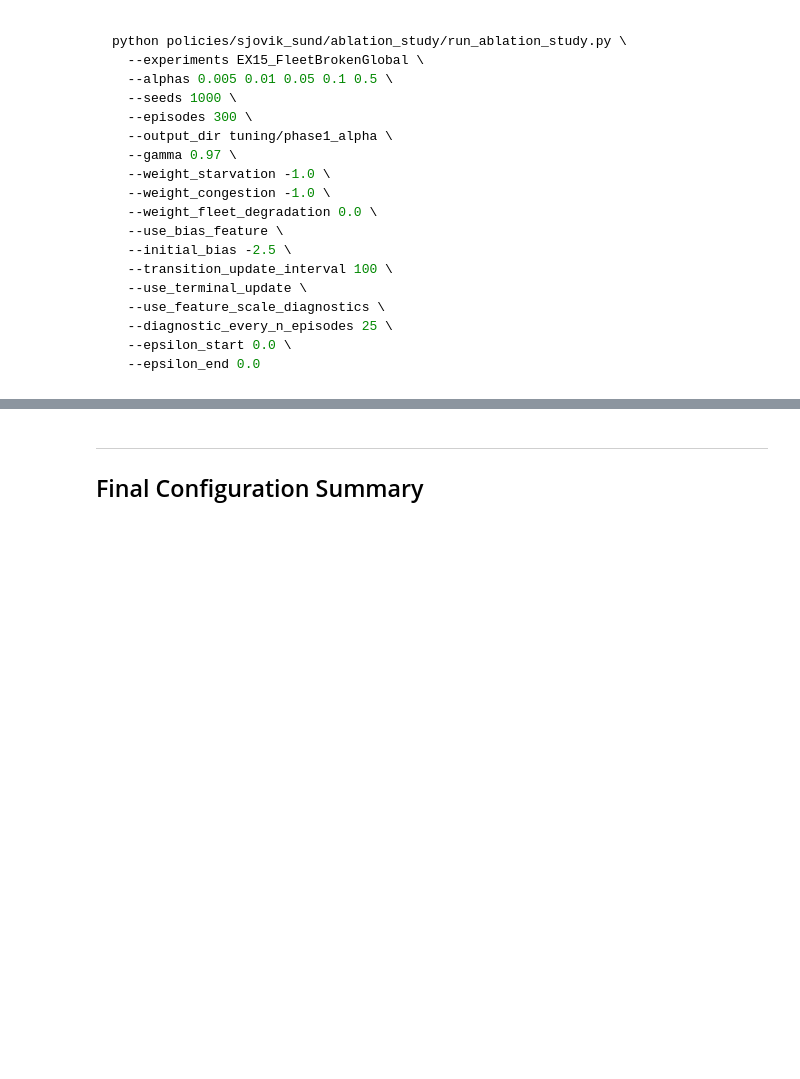
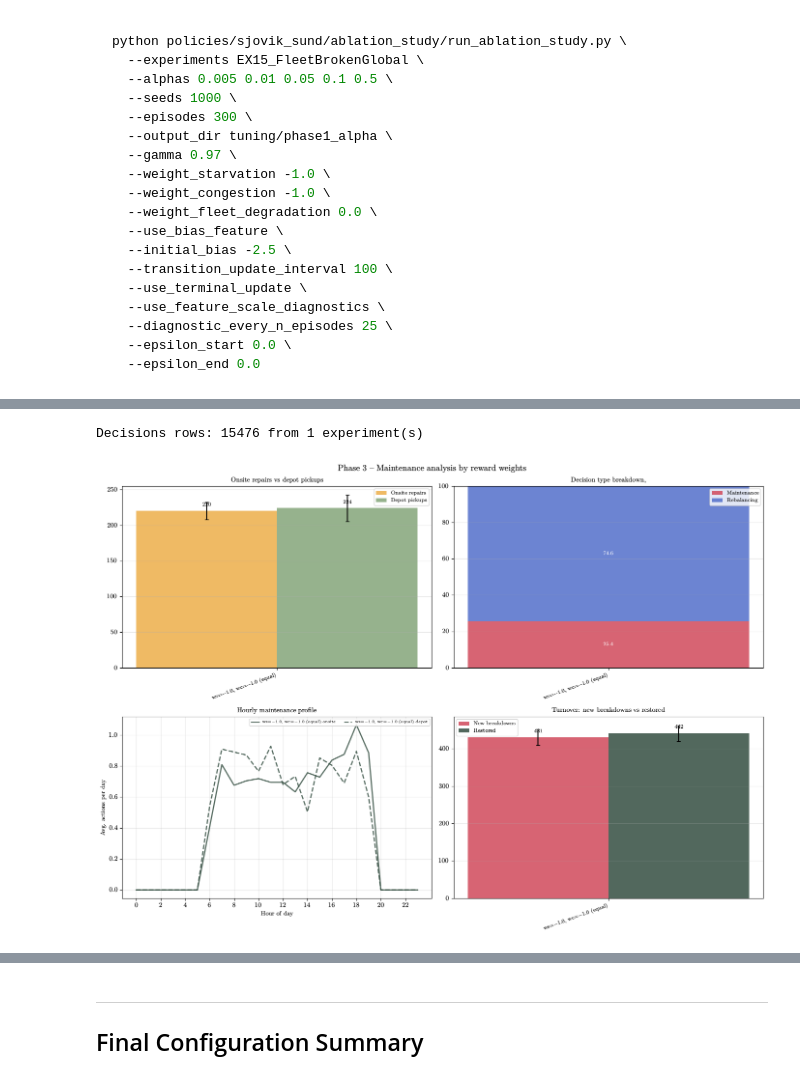
Before and after one commit to EECS-NTNU/FOMOsim, a Jupyter notebook: policies/sjovik_sund/ablation_study/hyperparameter_tuning.ipynb, the cells around one changed output, grey strips where cells are left out. Cells and saved outputs as stored; diff of their text form; code cells hidden in the pictures; blank space fills up the shorter version.

```diff
--- a/policies/sjovik_sund/ablation_study/hyperparameter_tuning.ipynb
+++ b/policies/sjovik_sund/ablation_study/hyperparameter_tuning.ipynb
@@ -554,0 +1053,20 @@ else:
+# %%
+# -- Phase 3: Load decisions data for hourly profile --
+df3_dec = load_decisions_data(list(PHASE3_RUN_LOGS.keys()), label_override=PHASE3_RUN_LOGS)
+print(f"Decisions rows: {len(df3_dec)} "
+      f"from {df3_dec['label'].nunique() if not df3_dec.empty else 0} experiment(s)")
+# %% [output]
+Decisions rows: 15476 from 1 experiment(s)
+# %%
+# -- Phase 3: Maintenance analysis grid ---------------
+if not df3.empty:
+    fig = plot_maintenance_grid(
+        df3,
+        df3_dec if not df3_dec.empty else None,
+        title="Phase 3 -- Maintenance analysis by reward weights",
+    )
+    plt.show()
+else:
+    print("No data loaded yet.")
+# %% [output]
+[figure, added]
```
Also changed, not shown: parts of 27 cells of this notebook.
